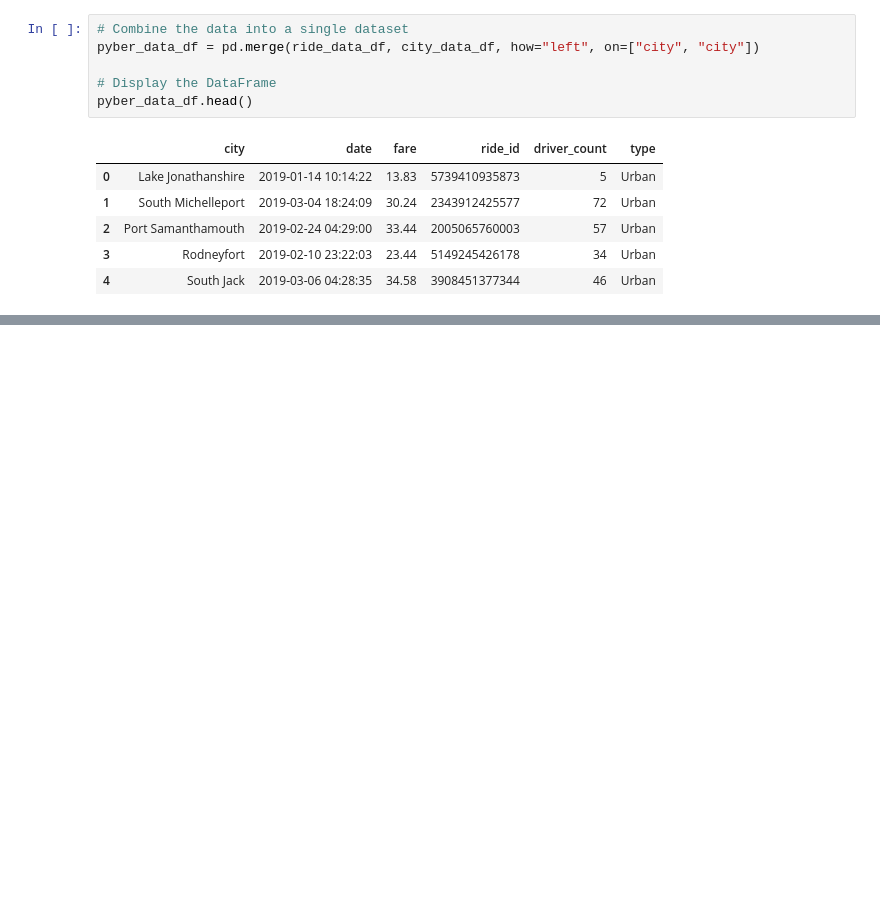
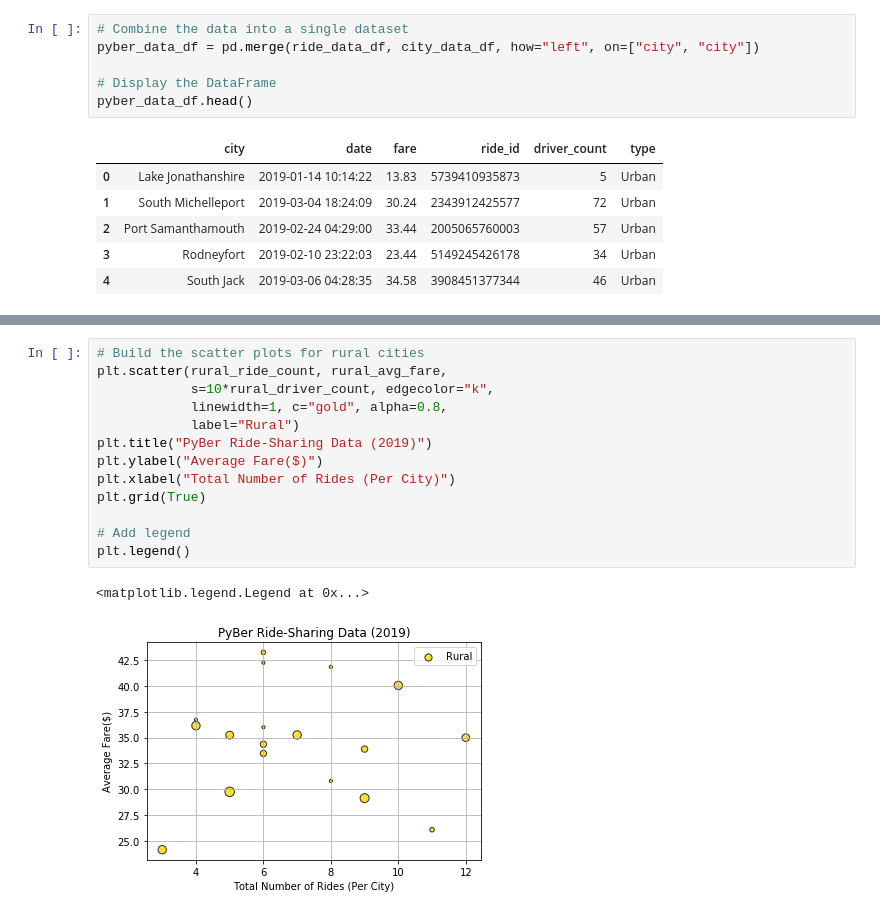
Before and after one commit to K-Beadle/PyBer_Analysis, a Jupyter notebook: PyBer.ipynb, the cells around one changed output, grey strips where cells are left out. Cells and saved outputs as stored; diff of their text form; blank space fills up the shorter version.

```diff
--- a/PyBer.ipynb
+++ b/PyBer.ipynb
@@ -116,0 +220,16 @@ pyber_data_df.head()
+# %%
+# Build the scatter plots for rural cities
+plt.scatter(rural_ride_count, rural_avg_fare,
+            s=10*rural_driver_count, edgecolor="k",
+            linewidth=1, c="gold", alpha=0.8,
+            label="Rural")
+plt.title("PyBer Ride-Sharing Data (2019)")
+plt.ylabel("Average Fare($)")
+plt.xlabel("Total Number of Rides (Per City)")
+plt.grid(True)
+
+# Add legend
+plt.legend()
+# %% [output]
+<matplotlib.legend.Legend at 0x...>
+[figure, added]
```
Also changed, not shown: parts of 11 cells of this notebook, 1 other file.
